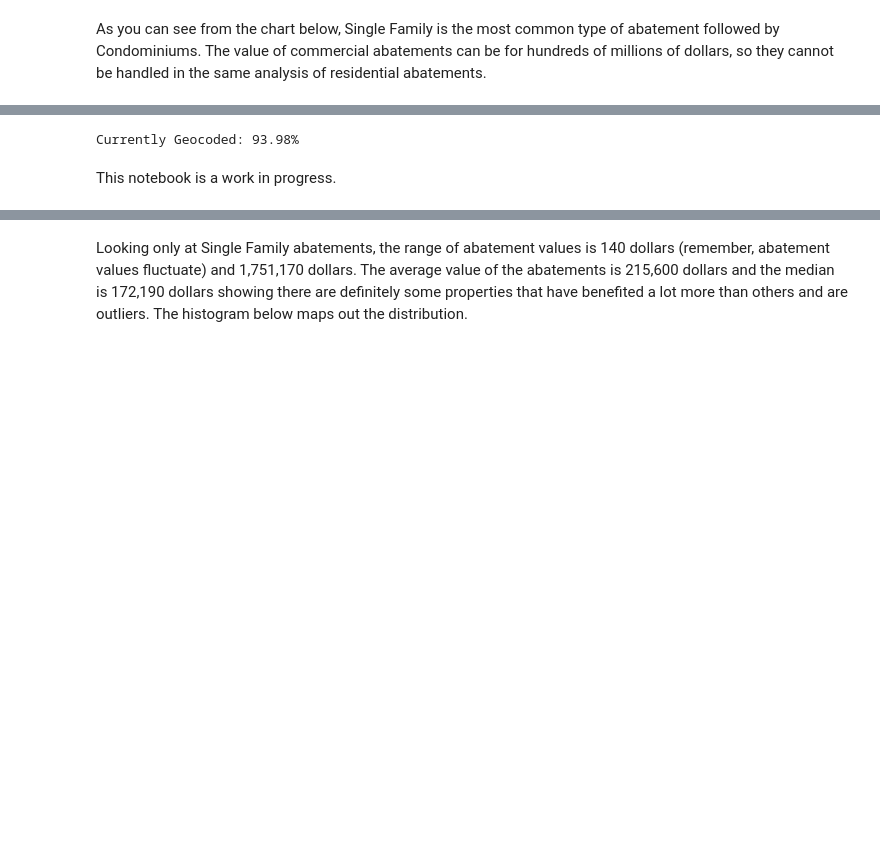
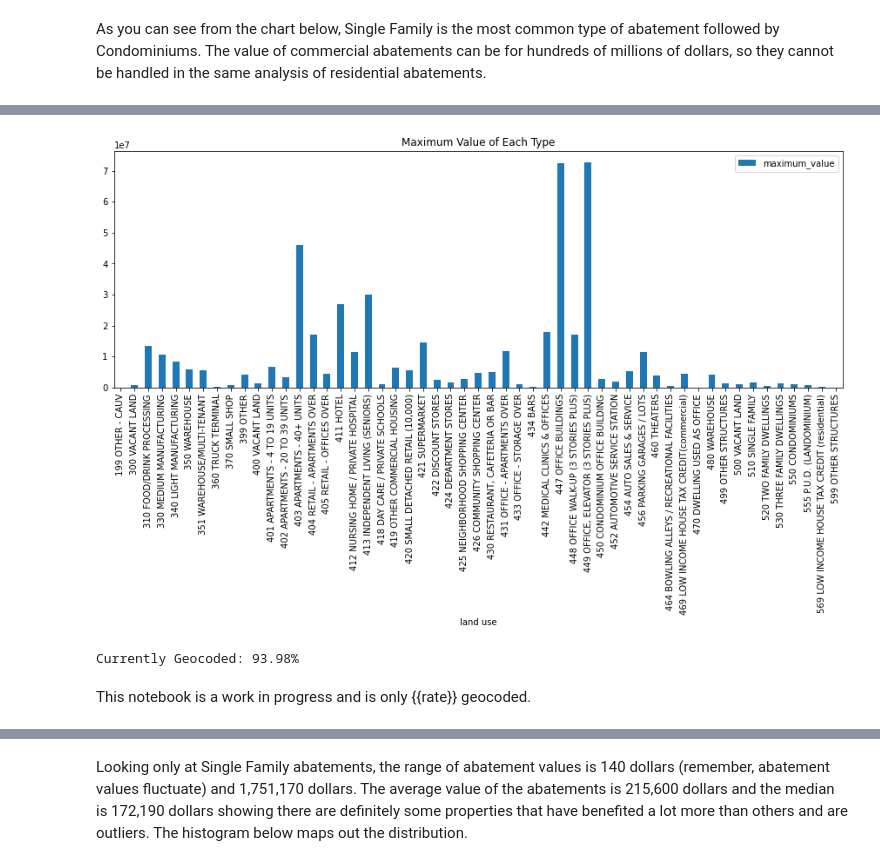
Before and after one commit to CincyBC/Abatement-Maps, a Jupyter notebook: Abatement Heatmap.ipynb, the cells around one changed output, grey strips where cells are left out. Cells and saved outputs as stored; diff of their text form; code cells hidden in the pictures; blank space fills up the shorter version.

```diff
--- a/Abatement Heatmap.ipynb
+++ b/Abatement Heatmap.ipynb
@@ -90,3 +95,8 @@ ax = aggregates.plot.bar(x='land use', y='abatement_value', figsize=(15,5))
+# %%
+# Plot them by Maximum Values
+ax = aggregates.plot.bar(x='land use', y='maximum_value', figsize=(15,5), title='Maximum Value of Each Type')
+# %% [output]
+[figure, added]
 # %%
 #Filter all of the single family properties out of the list
 single_family = currentabatement[currentabatement['land use'] == 510].reset_index()
@@ -108,7 +118,7 @@ Currently Geocoded: 93.98%
 # print(indexval)
 # print(single_family.iloc[indexval])
 # %% [markdown]
-This notebook is a work in progress.
+This notebook is a work in progress and is only {{rate}} geocoded.
 # %%
 #Get the range of abatements
 x, y = single_family.abatement_value.min(), single_family.abatement_value.max()
```
Also changed, not shown: parts of 8 cells of this notebook.
